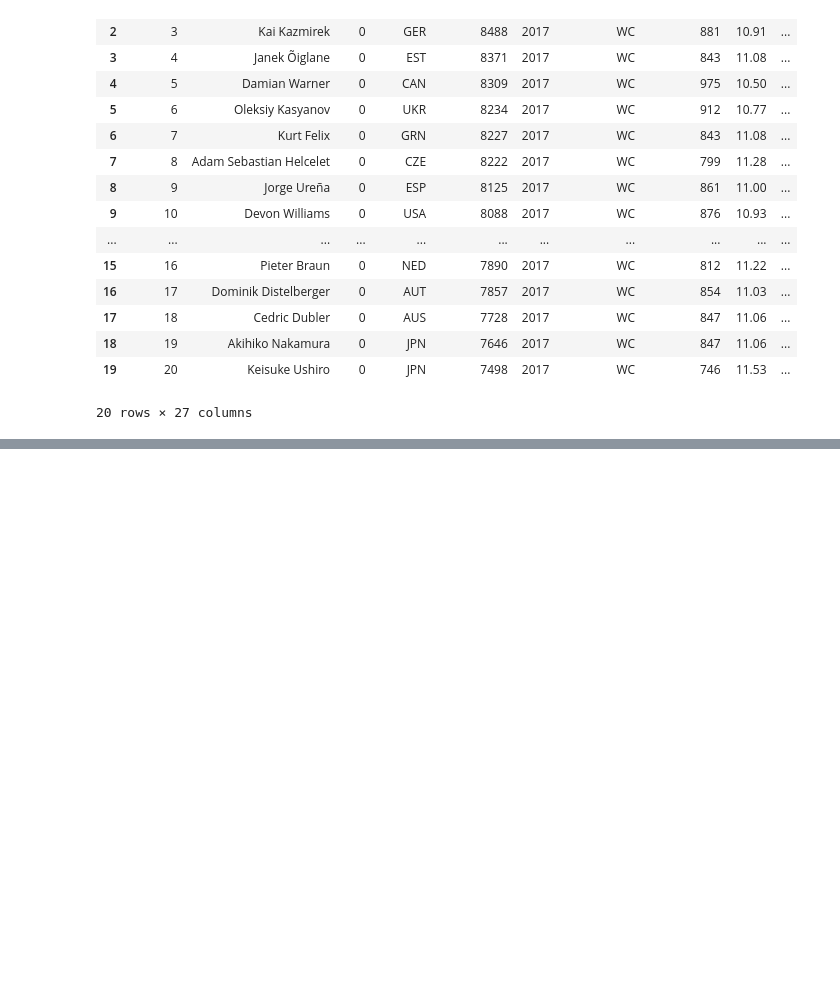
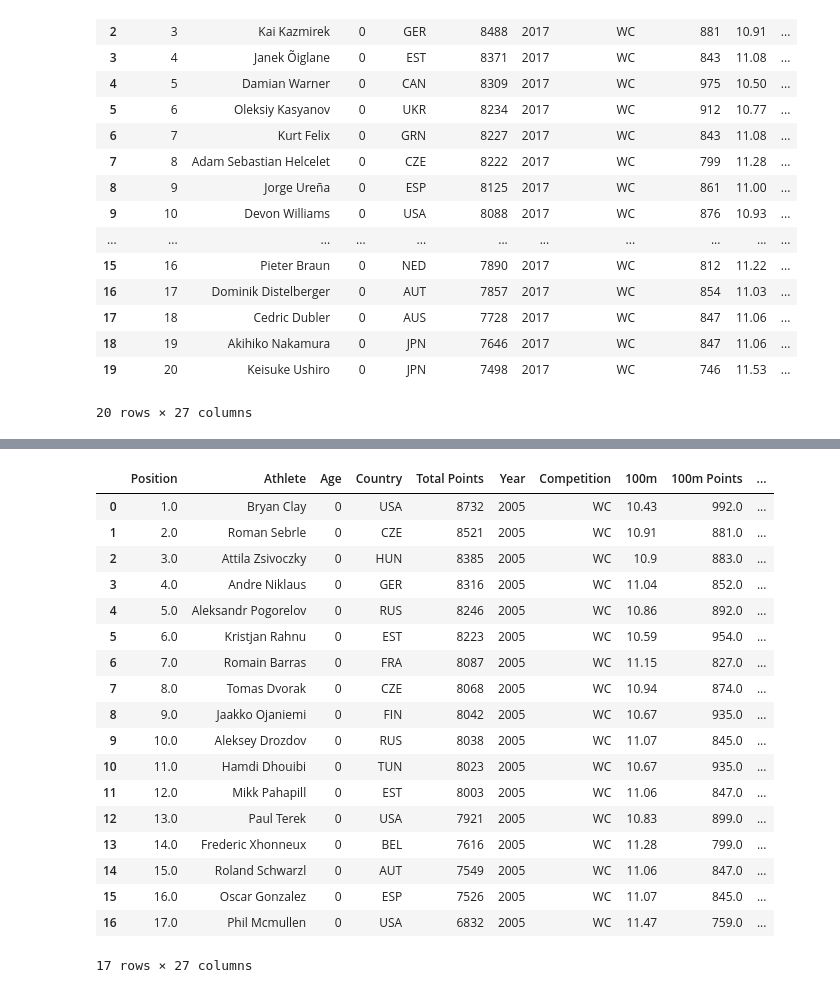
Before and after one commit to RaulCapellanFernandez/DecatlonEstadistics, a Jupyter notebook: CSVdataFrame.ipynb, the cells around one changed output, grey strips where cells are left out. Saved outputs shown, nothing was run; the diff lists cells and outputs as text; code cells hidden in the pictures; blank space fills up the shorter version.

Commit message:
Todos los mundiales menos 1985 1987 y 2009 con error

```diff
--- a/CSVdataFrame.ipynb
+++ b/CSVdataFrame.ipynb
@@ -3956,0 +4160,47 @@ ddbbWC2017
+# %%
+#Mundiales 2005
+#Datos finales con el ranking y la puntuacion
+ddbbWC2005=pd.read_excel("/Github/DecatlonEstadistics/resources/WC-2005/WC-2005.xlsx")
+
+year = pd.Series([])
+competition = pd.Series([])
+age = pd.Series([])
+
+for i in range(len(ddbbWC2005)):
+    year[i]= 2005
+    competition = "WC"
+    age = 0
+
+ddbbWC2005.insert(4, "Year", year)
+ddbbWC2005.insert(5, "Competiton", competition)
+ddbbWC2005.insert(2, "Age", age)
+
+ddbbWC2005.columns = ['Position', 'Athlete', 'Age', 'Country', 'Total Points', 'Year', 'Competition', '100m',
+                 '100m Points', 'Lj', 'Lj Points', 'Sp', 'Sp Points', 'Hj', 'Hj Points', '400m', '400m Points',
+                 '110m H', '110m H Points', 'Dt', 'Dt Points', 'Pv', 'Pv Points', 'Jt', 'Jt Points',
+                 '1500m', '1500m Points']
+
+#Borra las filas vacias que use en el excel
+ddbbWC2005.dropna(subset = ["Position"], inplace=True)
+
+ddbbWC2005
+# %% [output]
+|  | Position | Athlete | Age | Country | Total Points | Year | Competition | 100m | 100m Points | ... |
+| 0 | 1.0 | Bryan Clay | 0 | USA | 8732 | 2005 | WC | 10.43 | 992.0 | ... |
+| 1 | 2.0 | Roman Sebrle | 0 | CZE | 8521 | 2005 | WC | 10.91 | 881.0 | ... |
+| 2 | 3.0 | Attila Zsivoczky | 0 | HUN | 8385 | 2005 | WC | 10.9 | 883.0 | ... |
+| 3 | 4.0 | Andre Niklaus | 0 | GER | 8316 | 2005 | WC | 11.04 | 852.0 | ... |
+| 4 | 5.0 | Aleksandr Pogorelov | 0 | RUS | 8246 | 2005 | WC | 10.86 | 892.0 | ... |
+| 5 | 6.0 | Kristjan Rahnu | 0 | EST | 8223 | 2005 | WC | 10.59 | 954.0 | ... |
+| 6 | 7.0 | Romain Barras | 0 | FRA | 8087 | 2005 | WC | 11.15 | 827.0 | ... |
+| 7 | 8.0 | Tomas Dvorak | 0 | CZE | 8068 | 2005 | WC | 10.94 | 874.0 | ... |
+| 8 | 9.0 | Jaakko Ojaniemi | 0 | FIN | 8042 | 2005 | WC | 10.67 | 935.0 | ... |
+| 9 | 10.0 | Aleksey Drozdov | 0 | RUS | 8038 | 2005 | WC | 11.07 | 845.0 | ... |
+| 10 | 11.0 | Hamdi Dhouibi | 0 | TUN | 8023 | 2005 | WC | 10.67 | 935.0 | ... |
+| 11 | 12.0 | Mikk Pahapill | 0 | EST | 8003 | 2005 | WC | 11.06 | 847.0 | ... |
+| 12 | 13.0 | Paul Terek | 0 | USA | 7921 | 2005 | WC | 10.83 | 899.0 | ... |
+| 13 | 14.0 | Frederic Xhonneux | 0 | BEL | 7616 | 2005 | WC | 11.28 | 799.0 | ... |
+| 14 | 15.0 | Roland Schwarzl | 0 | AUT | 7549 | 2005 | WC | 11.06 | 847.0 | ... |
+| 15 | 16.0 | Oscar Gonzalez | 0 | ESP | 7526 | 2005 | WC | 11.07 | 845.0 | ... |
+| 16 | 17.0 | Phil Mcmullen | 0 | USA | 6832 | 2005 | WC | 11.47 | 759.0 | ... |
+17 rows × 27 columns
```
Also changed, not shown: parts of 14 cells of this notebook.
